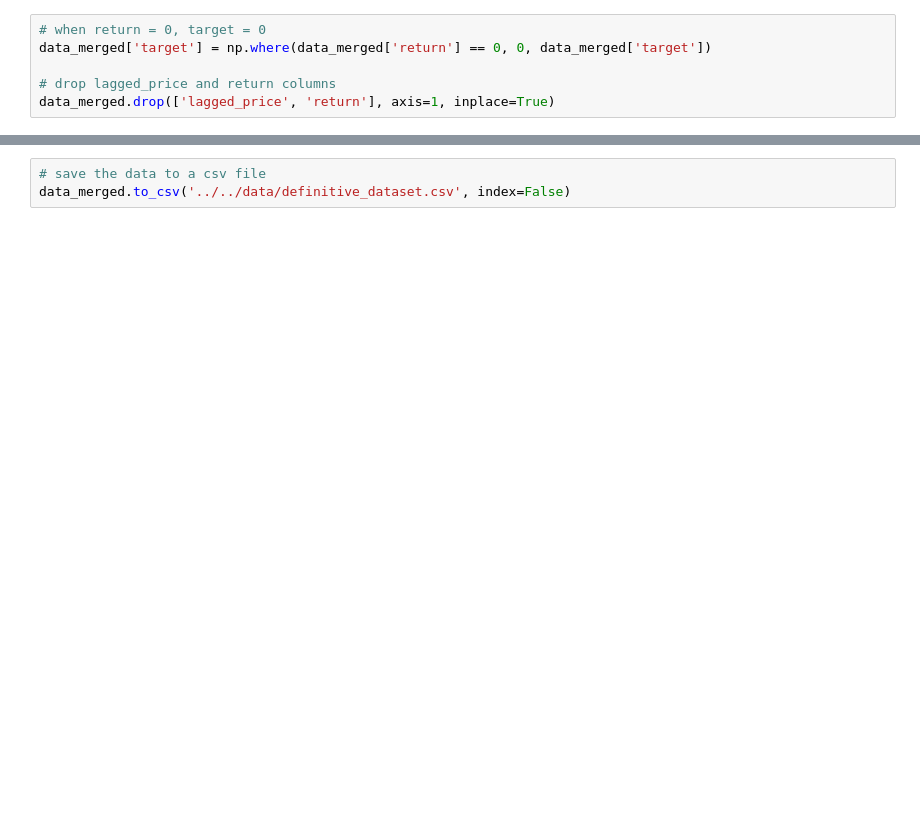
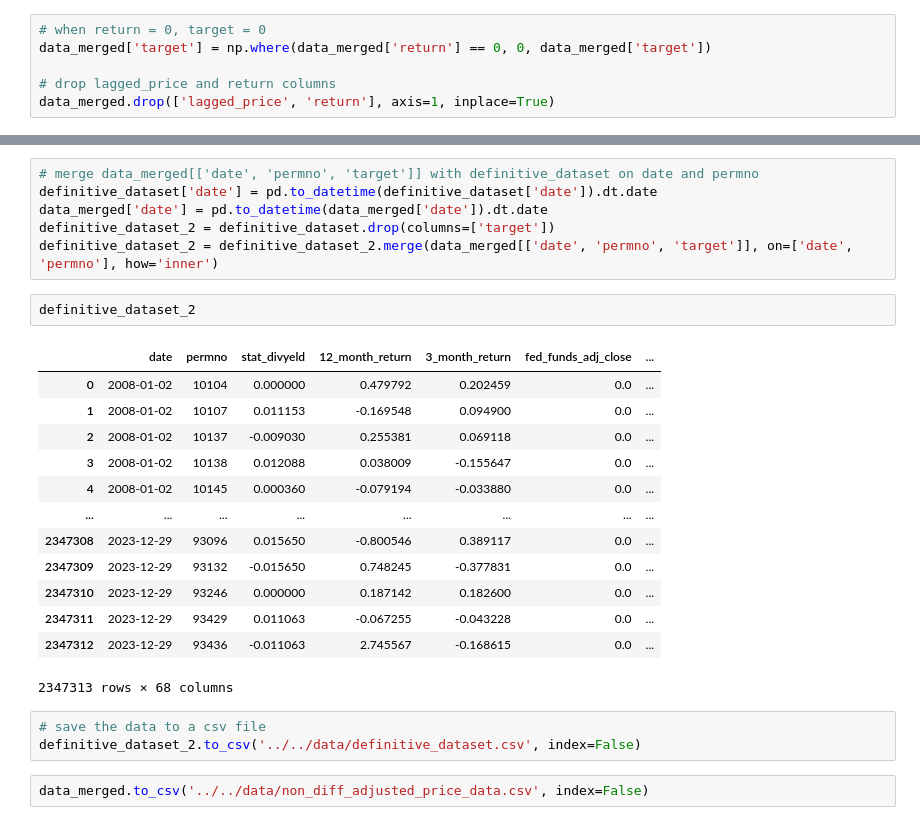
Before and after one commit to NotFrancee/bsic_hephaestus_paper, a Jupyter notebook: src/target_variable/add_target.ipynb, the cells around one changed output, grey strips where cells are left out. Saved outputs shown, nothing was run; the diff lists cells and outputs as text; blank space fills up the shorter version.

```diff
--- a/src/target_variable/add_target.ipynb
+++ b/src/target_variable/add_target.ipynb
@@ -153,3 +215,27 @@ data_merged.drop(['lagged_price', 'return'], axis=1, inplace=True)
+# %%
+# merge data_merged[['date', 'permno', 'target']] with definitive_dataset on date and permno
+definitive_dataset['date'] = pd.to_datetime(definitive_dataset['date']).dt.date
+data_merged['date'] = pd.to_datetime(data_merged['date']).dt.date
+definitive_dataset_2 = definitive_dataset.drop(columns=['target'])
+definitive_dataset_2 = definitive_dataset_2.merge(data_merged[['date', 'permno', 'target']], on=['date', 'permno'], how='inner')
+# %%
+definitive_dataset_2
+# %% [output]
+|  | date | permno | stat_divyeld | 12_month_return | 3_month_return | fed_funds_adj_close | ... |
+| 0 | 2008-01-02 | 10104 | 0.000000 | 0.479792 | 0.202459 | 0.0 | ... |
+| 1 | 2008-01-02 | 10107 | 0.011153 | -0.169548 | 0.094900 | 0.0 | ... |
+| 2 | 2008-01-02 | 10137 | -0.009030 | 0.255381 | 0.069118 | 0.0 | ... |
+| 3 | 2008-01-02 | 10138 | 0.012088 | 0.038009 | -0.155647 | 0.0 | ... |
+| 4 | 2008-01-02 | 10145 | 0.000360 | -0.079194 | -0.033880 | 0.0 | ... |
+| ... | ... | ... | ... | ... | ... | ... | ... |
+| 2347308 | 2023-12-29 | 93096 | 0.015650 | -0.800546 | 0.389117 | 0.0 | ... |
+| 2347309 | 2023-12-29 | 93132 | -0.015650 | 0.748245 | -0.377831 | 0.0 | ... |
+| 2347310 | 2023-12-29 | 93246 | 0.000000 | 0.187142 | 0.182600 | 0.0 | ... |
+| 2347311 | 2023-12-29 | 93429 | 0.011063 | -0.067255 | -0.043228 | 0.0 | ... |
+| 2347312 | 2023-12-29 | 93436 | -0.011063 | 2.745567 | -0.168615 | 0.0 | ... |
+2347313 rows × 68 columns
 # %%
 # save the data to a csv file
-data_merged.to_csv('../../data/definitive_dataset.csv', index=False)
+definitive_dataset_2.to_csv('../../data/definitive_dataset.csv', index=False)
+# %%
+data_merged.to_csv('../../data/non_diff_adjusted_price_data.csv', index=False)
```
Also changed, not shown: parts of 13 cells of this notebook, 1 other file.
